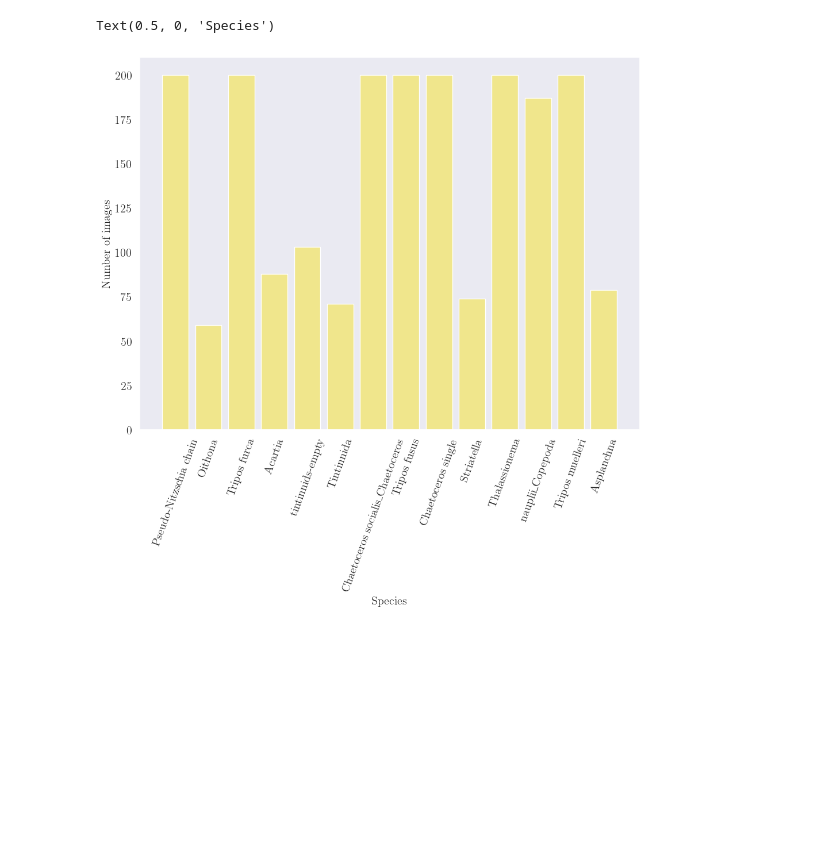
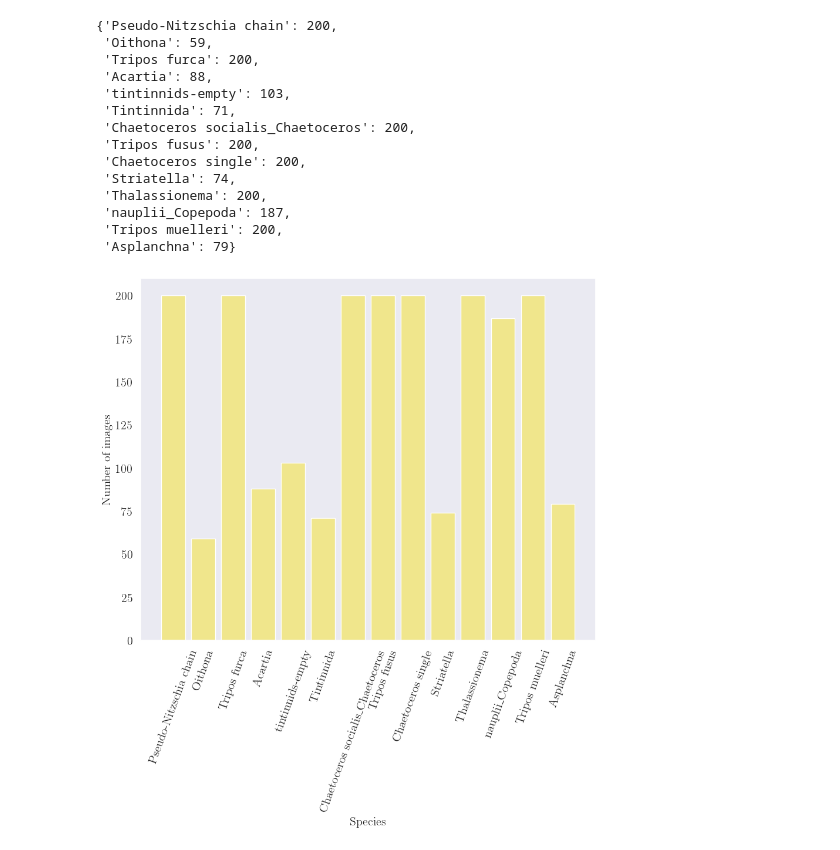
Before and after one commit to evengar/FYS-STK4155-Project3, a Jupyter notebook: examples/tests_eb/structure_tests.ipynb, the cells around one changed output. Cells and saved outputs as stored; diff of their text form; code cells hidden in the pictures; blank space fills up the shorter version.

```diff
--- a/examples/tests_eb/structure_tests.ipynb
+++ b/examples/tests_eb/structure_tests.ipynb
@@ -19,36 +19,57 @@ def set_plt_params(remove_grid=False):
         "font.family": "Serif",
         "font.serif": "Roman",
         "text.usetex": True,
         "axes.titlesize": "large",
         "axes.labelsize": "large",
         "xtick.labelsize": "large",
         "ytick.labelsize": "large",
         "legend.fontsize": "medium",
         "savefig.dpi": 300,
         "axes.grid" : False
     }
     plt.rcParams.update(params)
 set_plt_params()
 
 
 main_dir = "../../data/features_padded_plancton/"
 species = os.listdir(main_dir)
 
 amount = []
+amount_df = dict.fromkeys(species)
 for specie in species:
     no = len([image for image in os.listdir(main_dir+specie) if not image.startswith(".")])
     amount.append(no)
+    amount_df[specie] = no
+
+
 
 #amount
 plt.figure(figsize=(10, 8))
 plt.bar(species, amount, color = "khaki")
 plt.xticks(rotation=70)
 plt.ylabel("Number of images")
 plt.xlabel("Species")
-#plt.savefig("figs/label_distribution.pdf", bbox_inches = "tight")
+plt.xticks(fontsize = 15)
+
+plt.savefig("figs/label_distribution.pdf", bbox_inches = "tight")
+
+amount_df
 # %% [output]
-Text(0.5, 0, 'Species')
+{'Pseudo-Nitzschia chain': 200,
+ 'Oithona': 59,
+ 'Tripos furca': 200,
+ 'Acartia': 88,
+ 'tintinnids-empty': 103,
+ 'Tintinnida': 71,
+ 'Chaetoceros socialis_Chaetoceros': 200,
+ 'Tripos fusus': 200,
+ 'Chaetoceros single': 200,
+ 'Striatella': 74,
+ 'Thalassionema': 200,
+ 'nauplii_Copepoda': 187,
+ 'Tripos muelleri': 200,
+ 'Asplanchna': 79}
-[figure, old version]
+[figure, new version]
 # %%
 indexs = species
 df = pd.DataFrame(columns = ["feature_" + str(i) for i in range(384)], index=indexs)
```
Also changed, not shown: parts of 37 cells of this notebook, 2 other files.
